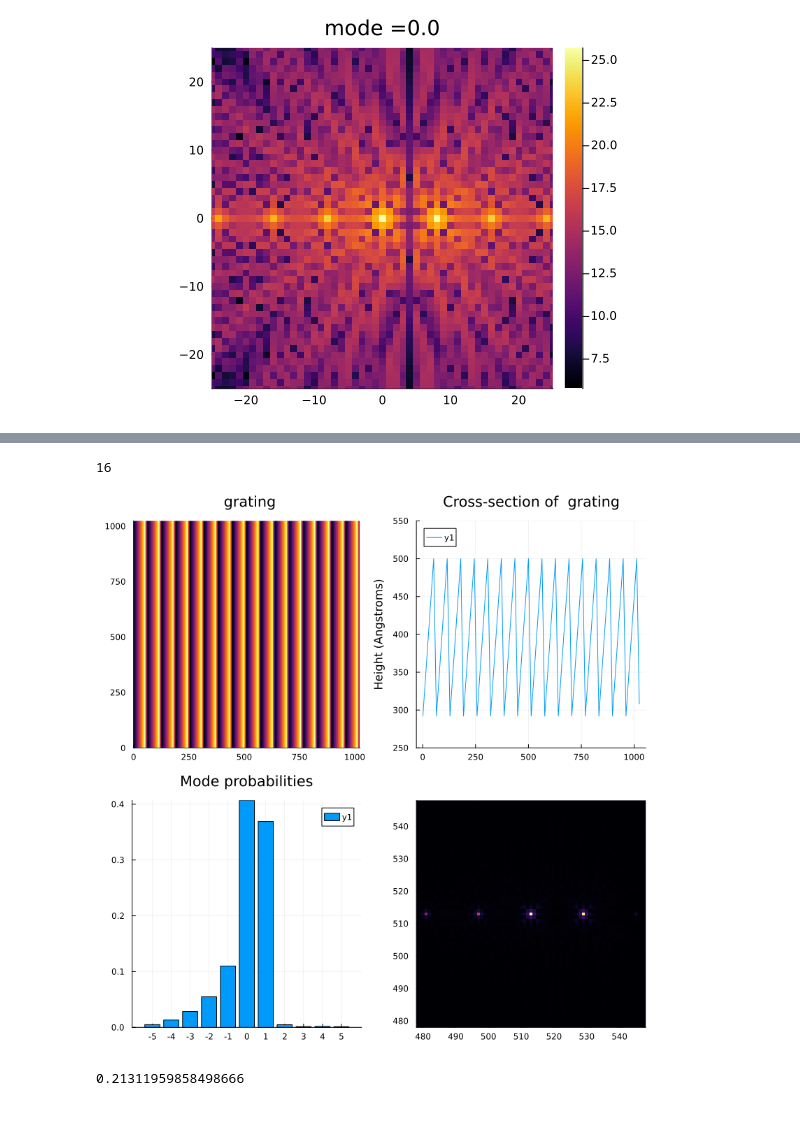
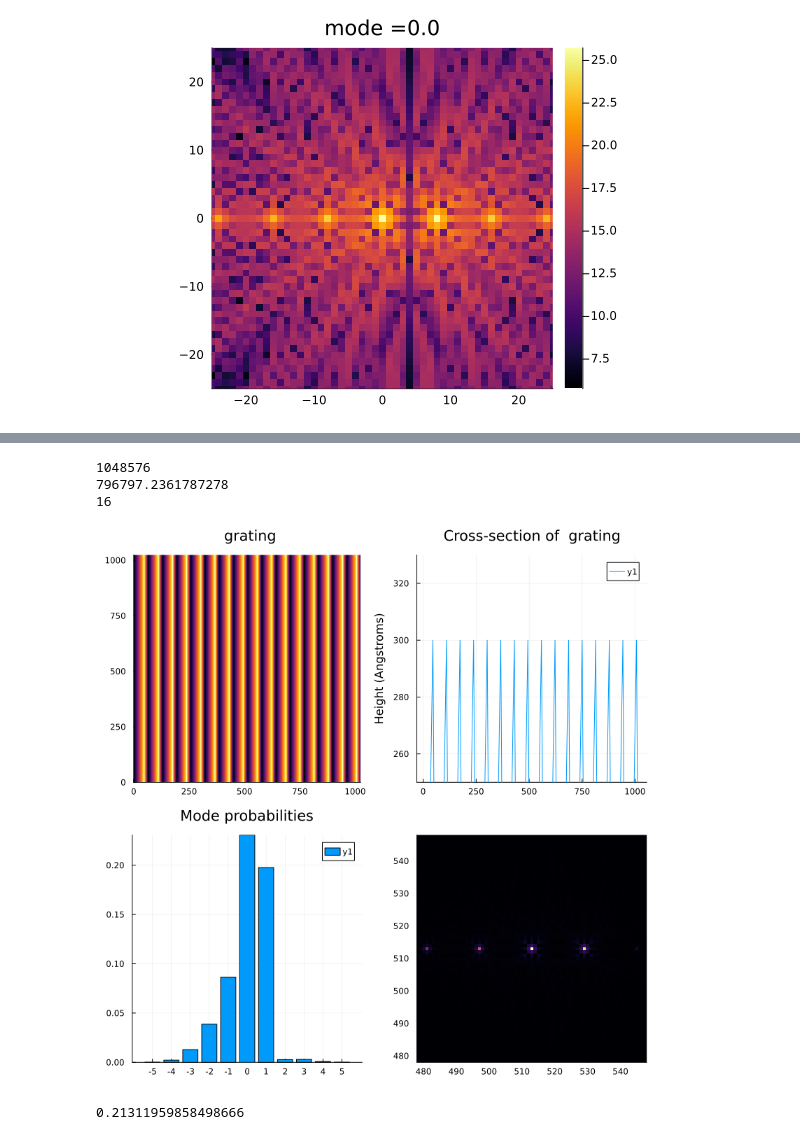
Before and after one commit to puentnic/julia_functions, a Jupyter notebook: IFM/gratings.ipynb, the cells around one changed output, grey strips where cells are left out. Cells and saved outputs as stored; diff of their text form; code cells hidden in the pictures.

```diff
--- a/IFM/gratings.ipynb
+++ b/IFM/gratings.ipynb
@@ -22,11 +22,13 @@ end
 # %% [output]
 centered_disks (generic function with 1 method)
 # %%
+
+
 
 function Periodic_Peaks(y::AbstractVector)
     # autocorr = abs.(ifft2(fft2(prob2d).*conj.(fft2(prob2d)) ) )
     N = length(y)
-    threshold = maximum(y)/10
+    threshold = maximum(y)/30
     y_diff = diff(y)
     peaks = Int[]
 
@@ -56,7 +58,8 @@ end
 
 function mode_probabilities(image, normalize=true)
     if normalize
-        image ./= sqrt(sum(abs2,image))
+        println(reduce(*, size(image)), "\n", sqrt(sum(abs2, image)))
+        image ./= (reduce(*, size(image)))
     end
     y = vec(sum(abs2, image, dims=1))
     N = length(y)
@@ -72,14 +75,14 @@ function mode_probabilities(image, normalize=true)
                     mask
                 end for peak_idx in peaks]
 
-    mode_probs = [sum(y[mask]) for mask in peak_masks]
+    mode_probs = [(sum(y[mask])) for mask in peak_masks]
     return mode_probs, peak_masks
 end
 
-function transmission_func(g; aperature=true)
+function transmission_func(g; aperature=true, σU=0.15, α=0.008)
     #given
-    σU = 0.15
-    α = 0.008
+    # σU = 0.15
+    # α = 0.008
     disk = centered_disks(size(g,1))
     if aperature
         t = @. cis((σU + 1im * α)*g/10 * disk) * disk
@@ -588,8 +592,10 @@ N=2^10
 x_apex = 0.7
 k = 30
 p = 4
-tanh_grating = tanh_blazed_grating(N, p, x_apex, k; mill_depth=178.5)[1]
-tanh_grating = tanh_blazed_grating(N, p, x_apex, k; mill_depth=208)[1]
+thickness=500
+mill_depth=210
+tanh_grating = tanh_blazed_grating(N, p, x_apex, k; mill_depth=mill_depth, thickness=thickness)[1]
+# tanh_grating = tanh_blazed_grating(N, p, x_apex, k; mill_depth=208)[1]
 
 plot_grating(tanh_grating)
 # %% [output]
@@ -598,11 +606,13 @@ plot_grating(tanh_grating)
 # %%
 p = 16
-grating_test = test_grating(N, p, .8; mill_depth=208)
+grating_test = test_grating(N, p, x_apex; mill_depth=mill_depth,thickness=300)
 # plot(grating_test[N÷2,:])
 plot_grating(grating_test)
 # %% [output]
+1048576
+796797.2361787278
 16
-[figure, old version]
+[figure, new version]
 # %%
 tanh_grating, x_width = tanh_blazed_grating(N, p, x_apex, k)[2]
 println(x_width  )
```
Also changed, not shown: parts of 18 cells of this notebook, 10 other files.
